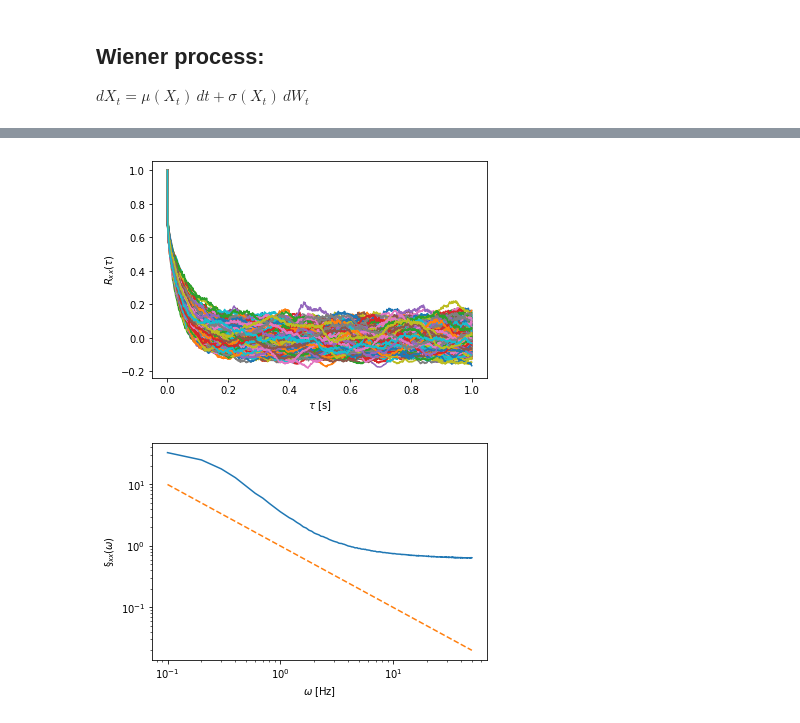
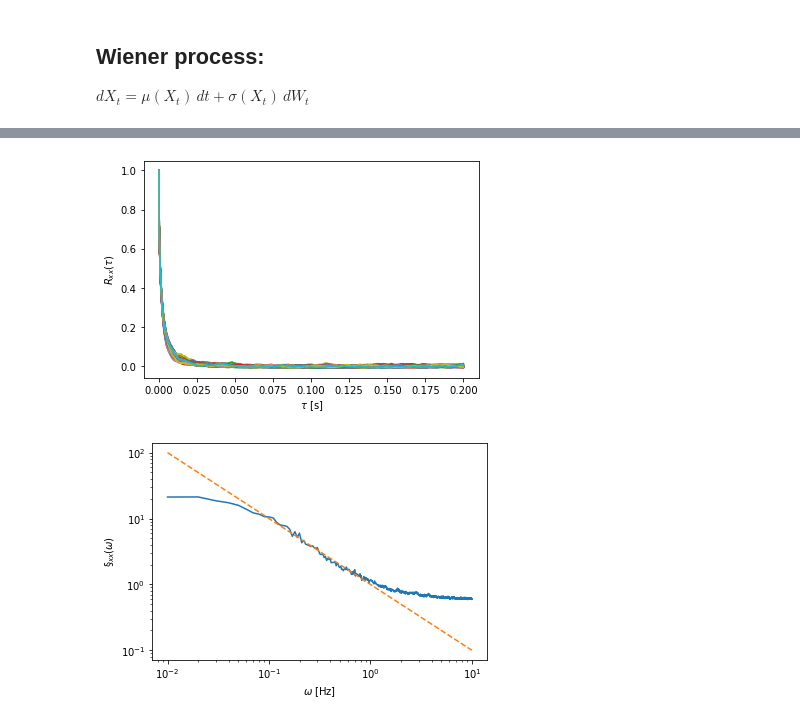
Before and after one commit to holzhauk/LocalLearning, a Jupyter notebook: notebooks/MechanisticSpectrum.ipynb, the cells around one changed output, grey strips where cells are left out. Cells and saved outputs as stored; diff of their text form; code cells hidden in the pictures.

```diff
--- a/notebooks/MechanisticSpectrum.ipynb
+++ b/notebooks/MechanisticSpectrum.ipynb
@@ -22,11 +22,11 @@ def sigma(x: torch.Tensor) -> torch.Tensor:
 
 beta = 1 + (pSet["lambda"]-3.) / (2*(pSet["eta"] - 1.))
 # %%
-ensemble_size = 1000
+ensemble_size = 100
 xmin = 1.0
 xmax = 1000.0
-dt = 1e-3
-T = 1e1
+dt = 1e-4
+T = 100
 x0 = xmin + (xmax - xmin)*torch.rand(1, 1)
 # %%
 no_timepoints = int(T // dt) + 1
@@ -69,18 +69,18 @@ def stat_auto_corr(x: torch.tensor, no_lags=11) -> torch.tensor:
     Rxx /= Rxx.clone()[0]
     return Rxx
 # %%
-no_lags = 1000
-rxx = stat_auto_corr(xs, no_lags=no_lags)
+no_lags = 2000
+rxx = stat_auto_corr(xs[1000:], no_lags=no_lags)
 
 fig, axs = plt.subplots()
 axs.plot(np.linspace(0.0, no_lags*dt, num=no_lags), rxx.numpy())
 axs.set_xlabel(r"$\tau$ [s]")
 axs.set_ylabel(r"$R_{xx}(\tau)$")
 fig.show()
 # %% [output]
-[figure, old version]
+[figure, new version]
 # %%
-sxx = torch.fft.rfft(rxx.mean(dim=-1))
+sxx = torch.fft.rfft(rxx[:, 12])
 omega = np.arange(len(sxx))[1:] / T
 
 fig, axs = plt.subplots()
@@ -90,4 +90,4 @@ axs.set_xlabel(r"$\omega$ [Hz]")
 axs.set_ylabel(r"$\S_{xx}(\omega)$")
 fig.show()
 # %% [output]
-[figure, old version]
+[figure, new version]
```
Also changed, not shown: parts of 1 cell of this notebook, 2 other files.
